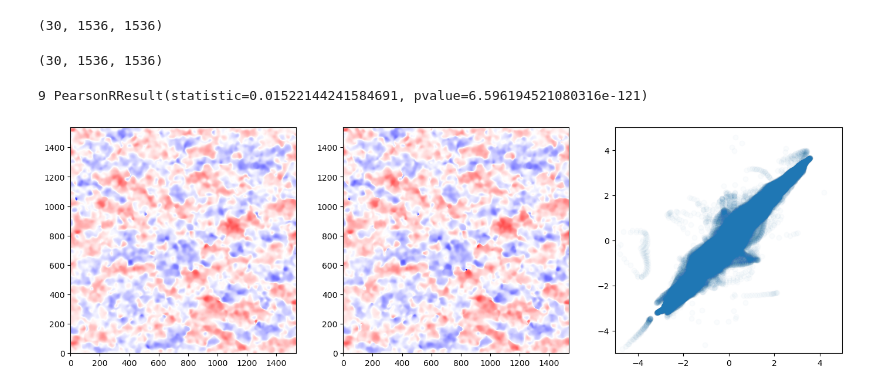
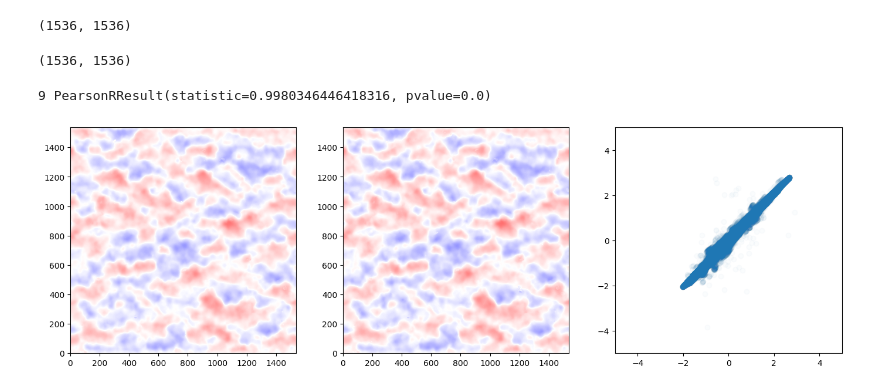
Before and after one commit to TheodoreKostic/Tracking_features, a Jupyter notebook: ISSI_Flow_tracking/compare_vels.ipynb, the cells around one changed output. Cells and saved outputs as stored; diff of their text form; code cells hidden in the pictures.

```diff
--- a/ISSI_Flow_tracking/compare_vels.ipynb
+++ b/ISSI_Flow_tracking/compare_vels.ipynb
@@ -5,26 +6,38 @@ from astropy.io import fits
+# %%
+# Referent Muram velocity:
+
+def mean_v_from_file(file):
+    v_x = fits.open(file)[0].data
+    v_x.shape
+    v_x = np.mean(v_x, axis=0)
+    small = np.where(v_x < -10.0)
+    v_x[small] = -10.0
+    big = np.where(v_x > 10.0)
+    v_x[big] = 10.0
+    return v_x
 # %%
-v_ic_x = fits.open("ic_fwhm_600_dt_30_tracked.fits")[0].data
+v_ic_x = mean_v_from_file("ic_fwhm_600_dt_30_tracked.fits")
 v_ic_x.shape
 # %% [output]
-(30, 1536, 1536)
+(1536, 1536)
-# %%
-v_lw_x = fits.open("lw_500nm_fwhm_600_dt_30_tracked.fits")[0].data
-v_lw_x.shape
-# %% [output]
-(30, 1536, 1536)
+# %%
+v_lw_default_x = mean_v_from_file("lw_500nm_fwhm_600_dt_30_tracked.fits")
+v_lw_default_x.shape
+# %% [output]
+(1536, 1536)
 # %%
-i = 9
+
 plt.figure(figsize=[17,5])
 plt.subplot(131)
-plt.imshow(v_ic_x[i].T, origin='lower', cmap='bwr', vmin=-5,vmax=5)
+plt.imshow(v_ic_x.T, origin='lower', cmap='bwr', vmin=-5,vmax=5)
 plt.subplot(132)
-plt.imshow(v_lw_x[i].T, origin='lower', cmap='bwr', vmin=-5,vmax=5)
+plt.imshow(v_lw_default_x.T, origin='lower', cmap='bwr', vmin=-5,vmax=5)
 plt.subplot(133)
-plt.scatter(v_ic_x[i].flatten(), v_lw_x[i].flatten(), alpha=0.02)
+plt.scatter(v_ic_x.flatten(), v_lw_default_x.flatten(), alpha=0.02)
 plt.xlim([-5,5])
 plt.ylim([-5,5])
 
-print(i, pearsonr(v_ic_x[i].flatten(), v_lw_x[i].flatten()))
+print(i, pearsonr(v_ic_x.flatten(), v_lw_default_x.flatten()))
 # %% [output]
-9 PearsonRResult(statistic=0.01522144241584691, pvalue=6.596194521080316e-121)
+9 PearsonRResult(statistic=0.9980346446418316, pvalue=0.0)
-[figure, old version]
+[figure, new version]
```
Also changed, not shown: parts of 18 cells of this notebook, 2 other files.
